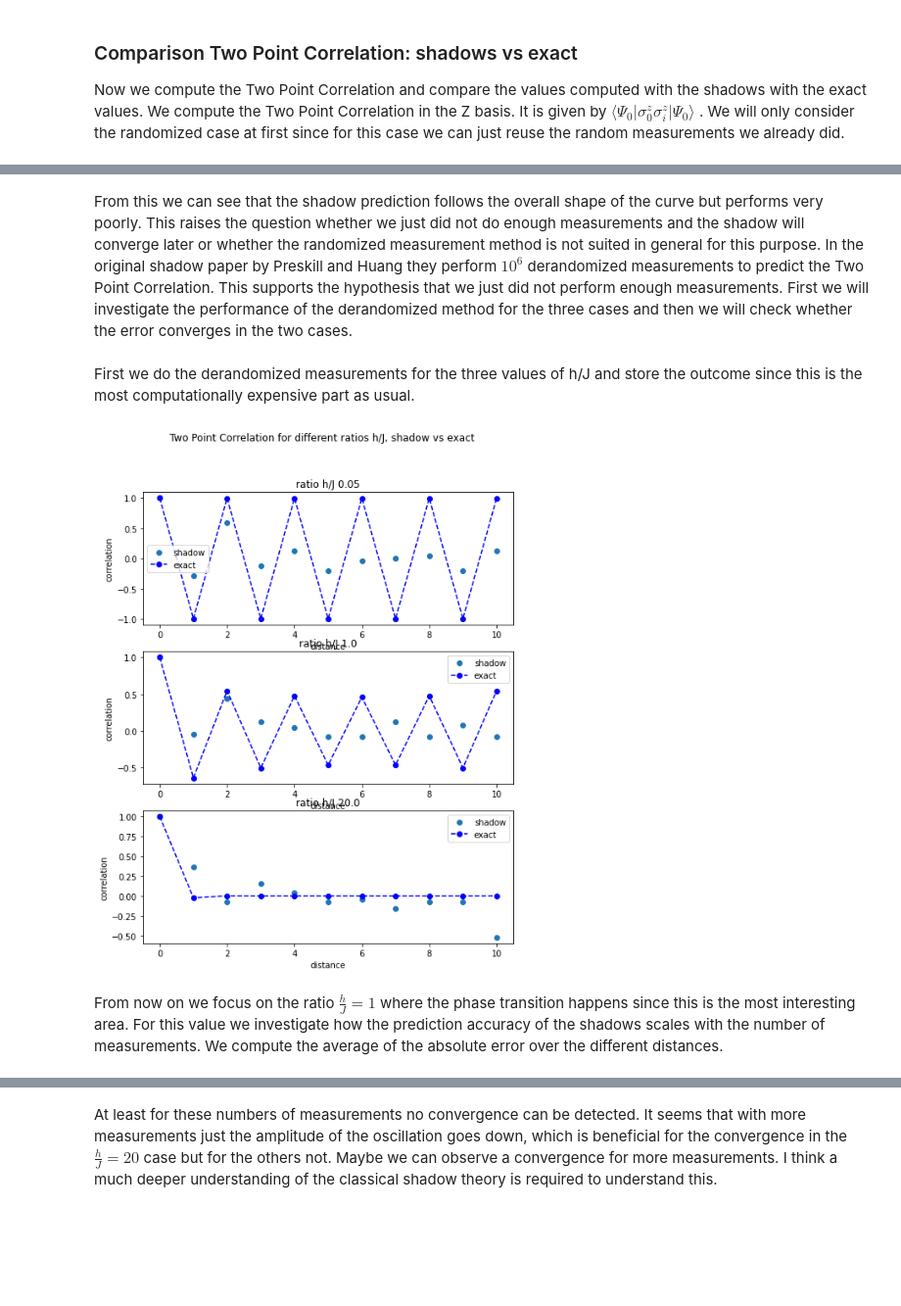
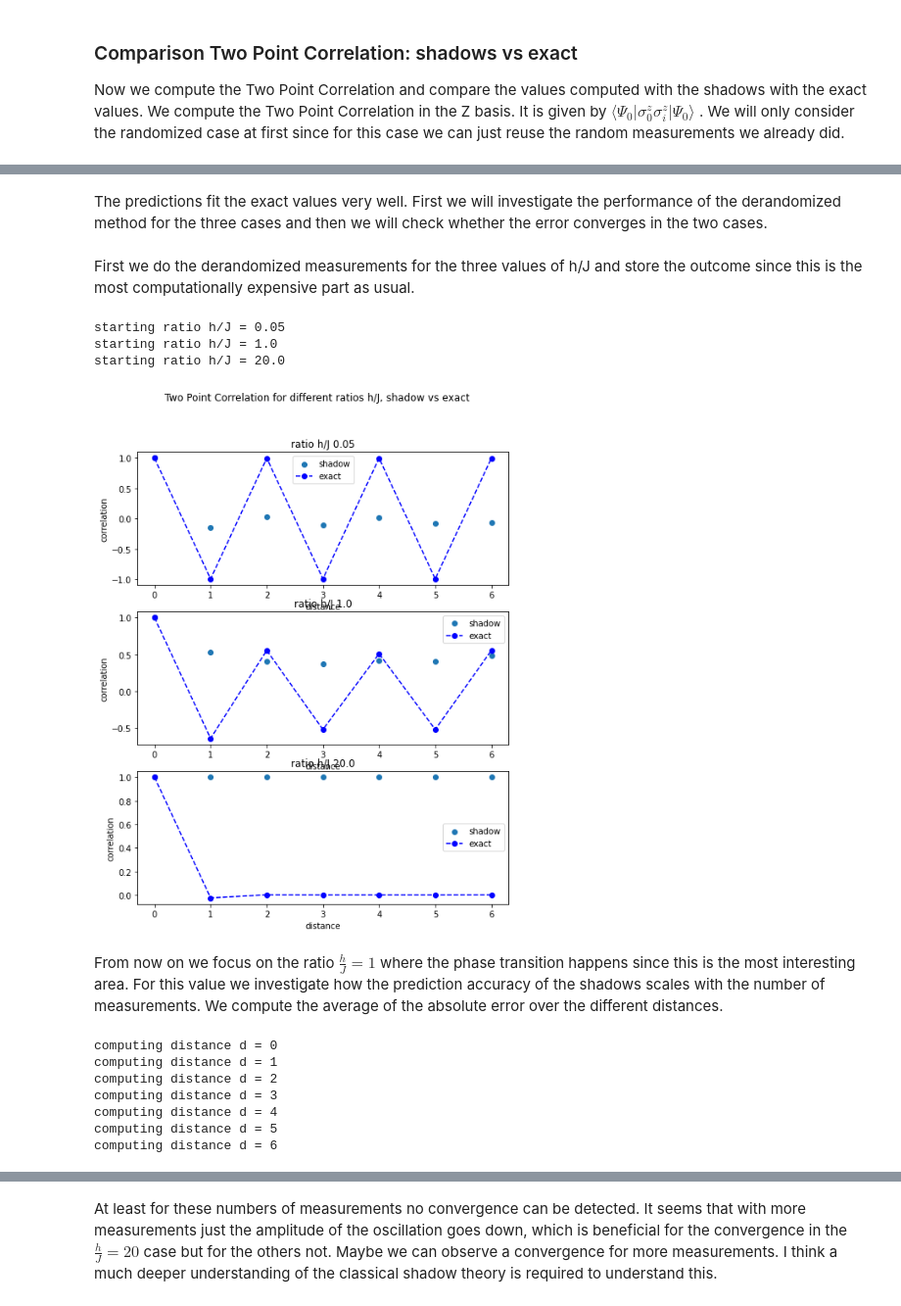
Before and after one commit to LennartBuerger/classical-shadows-for-1d-TFIM-energy-estimation, a Jupyter notebook: display_data/shadow_performance_analysis.ipynb, the cells around one changed output, grey strips where cells are left out. Shown at 98% size. Cells and saved outputs as stored; diff of their text form; code cells hidden in the pictures; blank space fills up the shorter version.

```diff
--- a/display_data/shadow_performance_analysis.ipynb
+++ b/display_data/shadow_performance_analysis.ipynb
@@ -63,7 +87,7 @@ measurement_dict = measurement_dict.item()
 energy_dict = np.load(save_direc_eigs, allow_pickle='TRUE')
 energy_dict = energy_dict.item()
 # %%
-qubit_num = 12
+qubit_num = 8
 num_of_measurements = 1000
 fig, axs = plt.subplots(1, 2)
 fig.set_figheight(5)
@@ -76,7 +100,7 @@ for i in range(0, 2):
     for j in range(0, np.size(ratios_h_j)):
         measurements = measurement_dict[str(qubit_num)][str(ratios_h_j[j])][measurement_methods[i]][0:num_of_measurements]
         energy_shadow[j] = TfimHamiltonianOpenFermion(qubit_num, ratios_h_j[j],
-                                             1, 'periodic').energy_shadow(None, num_of_measurements, 'derandomized', measurements)
+                                             1, 'periodic').energy_shadow(None, num_of_measurements, measurement_methods[i], measurements)
         energy_brute[j] = energy_dict[str(1)]['periodic'][str(qubit_num)][str(ratios_h_j[j])][0]
     axs[i].scatter(ratios_h_j[:-3], energy_brute[:-3] / qubit_num, label = 'exact')
     axs[i].scatter(ratios_h_j[:-3], energy_shadow[:-3] / qubit_num, label = 'shadow ' + measurement_methods[i])
@@ -90,6 +114,7 @@ for i in range(0, 2):
 Now we plot the error in the ground state per qubit to see whether the shadows perform equally well for all values of
 $\frac{h}{J}$. We plot both the relative and the absolute error.
 # %%
+num_of_measurements = 1000
 error_types = ['absolute', 'relative']
 measurement_methods = ['randomized', 'derandomized']
 fig, axs = plt.subplots(2, 2)
@@ -98,6 +123,11 @@ fig.set_figwidth(12)
 fig.suptitle('relative and absolute errors in the prediction of the ground state energy for ' + str(num_of_measurements) + ' measurements')
 for i in range(0,2):
     for j in range(0,2):
+        energy_shadow = np.zeros(np.size(ratios_h_j))
+        for k in range(0, np.size(ratios_h_j)):
+            measurements = measurement_dict[str(qubit_num)][str(ratios_h_j[k])][measurement_methods[j]][0:num_of_measurements]
+            energy_shadow[k] = TfimHamiltonianOpenFermion(qubit_num, ratios_h_j[k],
+                                             1, 'periodic').energy_shadow(None, num_of_measurements, measurement_methods[j], measurements)
         if error_types[i] == 'absolute':
             error = (energy_shadow - energy_brute) / qubit_num
         if error_types[i] == 'relative':
@@ -169,17 +184,18 @@ $\langle \Psi_0 | \sigma_0^z \sigma_i^z |\Psi_0 \rangle$ .
 We will only consider the randomized case at first since for this case we can just reuse the
 random measurements we already did.
 # %%
+qubit_num = 8
 num_of_measurements = 1000
 some_ratios_h_j = np.array([0.05, 1.0, 20.0])
 dist = np.arange(0, qubit_num - 1, 1)
 fig, axs = plt.subplots(3,1)
 fig.set_figheight(10)
 fig.set_figwidth(8)
-fig.suptitle('Two Point Correlation for different ratios h/J, shadow vs exact')
+fig.suptitle('Two Point Correlation for different ratios h/J, shadow vs exact, randomized')
 for j in range(0, np.size(some_ratios_h_j)):
     correlation_shadow = np.zeros(qubit_num - 1)
     correlation_brute = np.zeros(qubit_num - 1)
-    measurement = measurement_dict[str(qubit_num)][str(some_ratios_h_j[j])]['randomized'][0:num_of_measurements]
+    measurement = measurement_dict[str(qubit_num)][str(some_ratios_h_j[j])]['derandomized'][0:num_of_measurements]
     for i in range(0, np.size(correlation_shadow)):
         correlation_shadow[i] = BFQuantumState(qubit_num, None).two_point_correlation_shadow(num_of_measurements, measurement, 'randomized', i, 'Z')
         ground_state = ground_state_dict[str(1)]['periodic'][str(qubit_num)][str(some_ratios_h_j[j])]
@@ -193,59 +209,65 @@ for j in range(0, np.size(some_ratios_h_j)):
-# %% [markdown]
-From this we can see that the shadow prediction follows the overall shape of the curve but
-performs very poorly. This raises the question whether we just did not do enough measurements
-and the shadow will converge later or whether the randomized measurement method is not
-suited in general for this purpose. In the original shadow paper by Preskill and Huang they
-perform $10^6$ derandomized measurements to predict the Two Point Correlation. This supports
-the hypothesis that we just did not perform enough measurements.
-First we will investigate the performance of the
-derandomized method for the three cases and then we will check whether the error
-converges in the two cases.
+# %% [markdown]
+The predictions fit the exact values very well.
+First we will investigate the performance of the
+derandomized method for the three cases and then we will check whether the error
+converges in the two cases.
 # %% [markdown]
 First we do the derandomized measurements for the three values of h/J
  and store the outcome since this is the most
 computationally expensive part as usual.
 # %%
-qubit_num = 12
-num_of_measurements = 500
+qubit_num = 8
+num_of_measurements = 200
+batch_size = 100
 some_ratios_h_j = np.array([0.05, 1.0, 20.0])
 measurement_two_point_correlation_dict = {}
 
 for i in range(0, np.size(some_ratios_h_j)):
     measurement_two_point_correlation_dict[str(some_ratios_h_j[i])] = {}
     ground_state = ground_state_dict[str(1)]['periodic'][str(qubit_num)][str(some_ratios_h_j[i])]
+    print('starting ratio h/J = ' + str(some_ratios_h_j[i]))
     for j in range(0, qubit_num - 1):
-        measurement_two_point_correlation_dict[str(some_ratios_h_j[i])][str(j)] = BFQuantumState(qubit_num,
-                                                                                    ground_state).measurement_shadow(num_of_measurements,
-                                                                                                                     'derandomized', [[['Z', 0], ['Z', j]]])
+        measurement_two_point_correlation = []
+        for m in range(0, int(num_of_measurements / batch_size)):
+            measurement_two_point_correlation_batch = BFQuantumState(qubit_num,
+                                                                     ground_state).measurement_shadow(num_of_measurements,
+                                                                                                      'derandomized', [[['Z', 0], ['Z', j]]])
+            for measurements in measurement_two_point_correlation_batch:
+                measurement_two_point_correlation.append(measurements)
+        measurement_two_point_correlation_dict[str(some_ratios_h_j[i])][str(j)] = measurement_two_point_correlation
 np.save(save_direc_measurements_two_point_correlation_derandomized, measurement_two_point_correlation_dict)
+# %% [output]
+starting ratio h/J = 0.05
+starting ratio h/J = 1.0
+starting ratio h/J = 20.0
 # %%
 #Now we load the measurement data again
 
 measurement_two_point_correlation_dict = np.load(save_direc_measurements_two_point_correlation_derandomized, allow_pickle='TRUE')
 measurement_two_point_correlation_dict = measurement_two_point_correlation_dict.item()
 # %%
-num_of_measurements = 50
+num_of_measurements = 200
 some_ratios_h_j = np.array([0.05, 1.0, 20.0])
 dist = np.arange(0, qubit_num - 1, 1)
 fig, axs = plt.subplots(3,1)
 fig.set_figheight(10)
 fig.set_figwidth(8)
 fig.suptitle('Two Point Correlation for different ratios h/J, shadow vs exact')
 for j in range(0, np.size(some_ratios_h_j)):
     correlation_shadow = np.zeros(qubit_num - 1)
     correlation_brute = np.zeros(qubit_num - 1)
     for i in range(0, np.size(correlation_shadow)):
         ground_state = ground_state_dict[str(1)]['periodic'][str(qubit_num)][str(some_ratios_h_j[j])]
         measurement = measurement_two_point_correlation_dict[str(some_ratios_h_j[j])][str(i)][0: num_of_measurements]
         correlation_shadow[i] = BFQuantumState(qubit_num, ground_state).two_point_correlation_shadow(num_of_measurements, measurement , 'derandomized', i, 'Z')
         correlation_brute[i] = BFQuantumState(qubit_num, ground_state).two_point_correlation(i, 'Z')
     axs[j].scatter(dist, correlation_shadow, label = 'shadow')
     axs[j].plot(dist, correlation_brute, 'bo', linestyle = 'dashed', label = 'exact')
     axs[j].legend()
     axs[j].set_title('ratio h/J ' + str(some_ratios_h_j[j]))
     axs[j].set(xlabel = 'distance', ylabel = 'correlation')
 # %% [output]
-[figure, old version]
+[figure, new version]
 # %% [markdown]
 From now on we focus on the ratio $\frac{h}{J} = 1$ where the phase transition happens
 since this is the most interesting area. For this value we investigate how the prediction
@@ -255,18 +277,33 @@ We compute the average of the absolute error over the different distances.
 # one has to load the measurement_two_point_corr_dict before executing this code
 # but then the already computed measurements for the other
 # values of h/J will not be deleted
-qubit_num = 12
-num_of_measurements = 500
+qubit_num = 8
+num_of_measurements = 100
+batch_size = 100
 some_ratios_h_j = np.array([1.0])
 
 for i in range(0, np.size(some_ratios_h_j)):
     measurement_two_point_correlation_dict[str(some_ratios_h_j[i])] = {}
     ground_state = ground_state_dict[str(1)]['periodic'][str(qubit_num)][str(some_ratios_h_j[i])]
     for j in range(0, qubit_num - 1):
-        measurement_two_point_correlation_dict[str(some_ratios_h_j[i])][str(j)] = BFQuantumState(qubit_num,
-                                                                                    ground_state).measurement_shadow(num_of_measurements,
-                                                                                                                     'derandomized', [[['Z', 0], ['Z', j]]])
+        print('computing distance d = ' + str(j))
+        measurement_two_point_correlation = []
+        for m in range(0, int(num_of_measurements / batch_size)):
+            measurement_two_point_correlation_batch = BFQuantumState(qubit_num,
+                                                                     ground_state).measurement_shadow(num_of_measurements,
+                                                                                                      'derandomized', [[['Z', 0], ['Z', j]]])
+            for measurements in measurement_two_point_correlation_batch:
+                measurement_two_point_correlation.append(measurements)
+        measurement_two_point_correlation_dict[str(some_ratios_h_j[i])][str(j)] = measurement_two_point_correlation
 np.save(save_direc_measurements_two_point_correlation_derandomized, measurement_two_point_correlation_dict)
+# %% [output]
+computing distance d = 0
+computing distance d = 1
+computing distance d = 2
+computing distance d = 3
+computing distance d = 4
+computing distance d = 5
+computing distance d = 6
 # %%
 measurement_two_point_correlation_dict = np.load(save_direc_measurements_two_point_correlation_derandomized, allow_pickle='TRUE')
 measurement_two_point_correlation_dict = measurement_two_point_correlation_dict.item()
```
Also changed, not shown: parts of 10 cells of this notebook, 9 other files.
